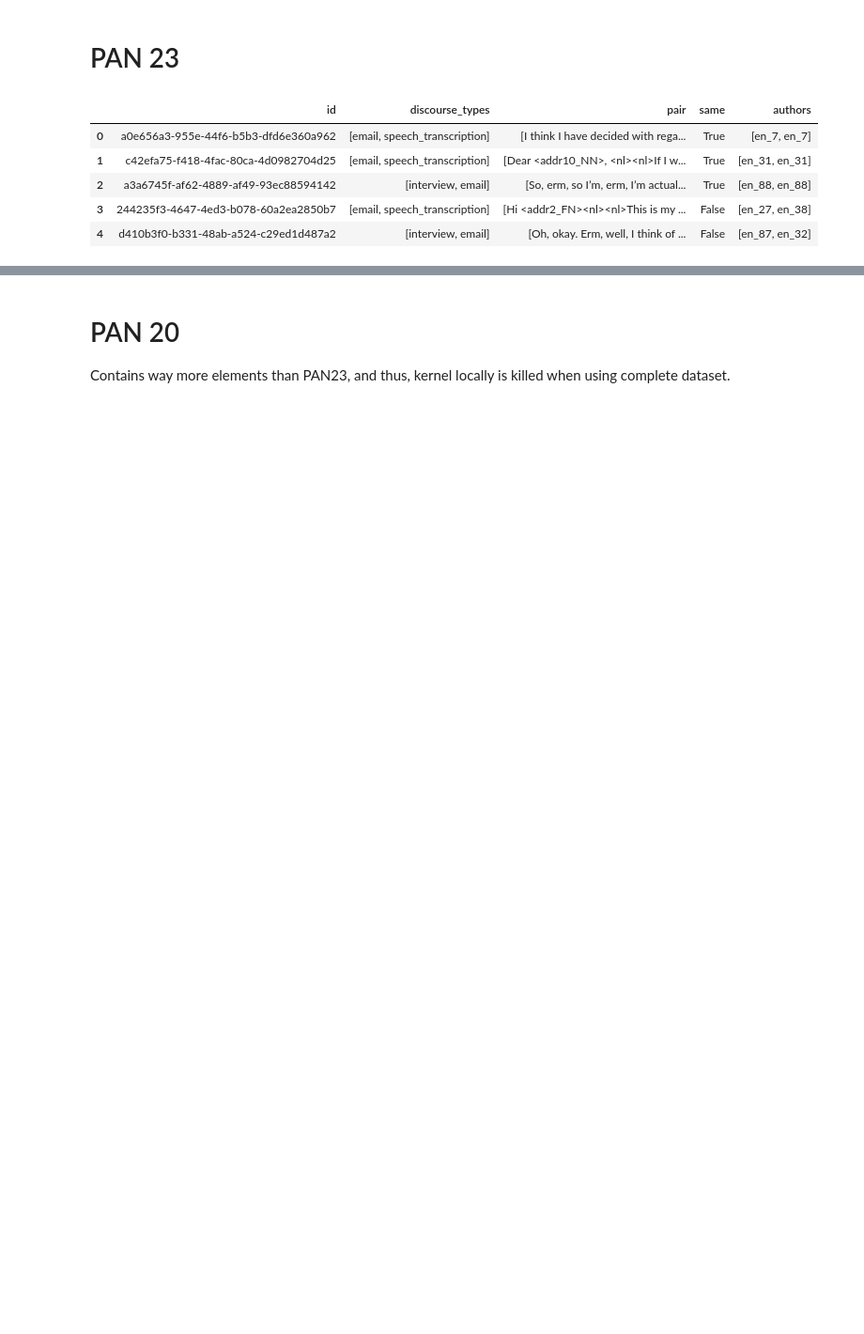
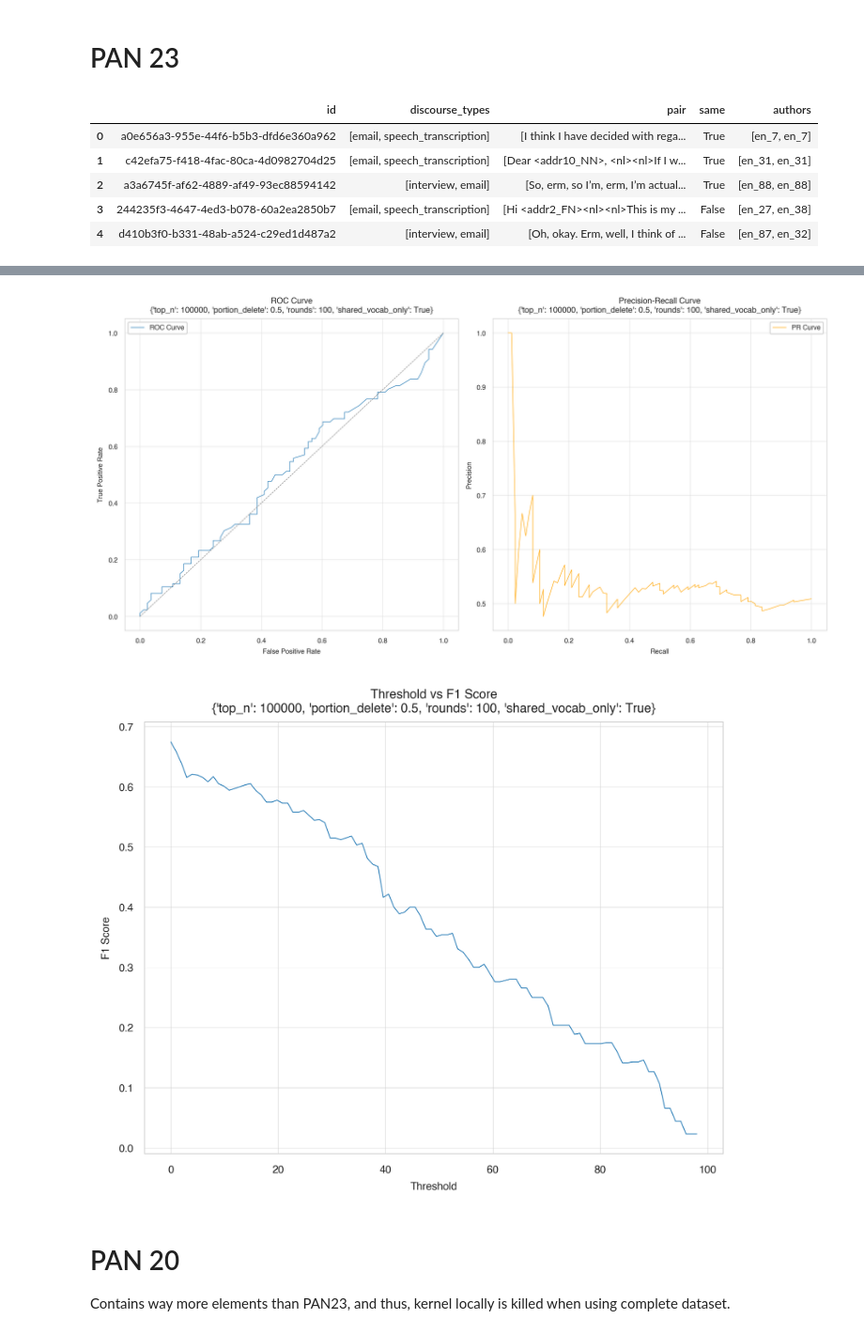
Before and after one commit to webis-de/emnlp26-impostors-method-llm-hard-negatives, a Jupyter notebook: notebooks/imposter.ipynb, the cells around one changed output, grey strips where cells are left out. Shown at 94% size. Saved outputs shown, nothing was run; the diff lists cells and outputs as text; code cells hidden in the pictures; blank space fills up the shorter version.

Commit message:
feat: Run imposter notebook with unnormalized text

```diff
--- a/notebooks/imposter.ipynb
+++ b/notebooks/imposter.ipynb
@@ -57,11 +57,12 @@ def impostor(text_pairs, **imposter_kwargs):
     pairs = text_pairs['pair']  # Assuming this is a list of (text1, text2) tuples
 
     def compute_score(pair):
-        impostor_det = ImpostorDetector(strict=True, **imposter_kwargs)
-        norm_pair = tuple(normalize_text(t) for t in pair)
+        impostor_det = ImpostorDetector(**imposter_kwargs)
+        # norm_pair = tuple(normalize_text(t) for t in pair)
+        # Koppel et Al. (2014) do not normalize text pairs
+        norm_pair = pair
         return impostor_det.get_scores(norm_pair)
 
-    # TODO
     with ThreadPoolExecutor() as executor:
         scores = list(executor.map(compute_score, pairs))
     # TODO: compare scores with the expected output
@@ -69,7 +70,12 @@ def impostor(text_pairs, **imposter_kwargs):
 
 
 def plot_decision_threshold_imposter(scores, labels, savefig_basepath:str=None, title_kwargs:dict=None):
+    # scores = normalize_scores(scores) # doesn't not help
+
     # ROC Curve: Balanced classes or when you care about TPR vs. FPR
+    # displayed for different thresholds
+    # scores: probability estimates of the positive class, confidence values, or non-thresholded measure of decisions (as returned by “decision_function” on some classifiers)
+    # https://scikit-learn.org/stable/modules/generated/sklearn.metrics.roc_curve.html (05.06.2025)
     fpr, tpr, roc_thresholds = roc_curve(labels, scores)
     plt.figure(figsize=(10, 5))
     plt.subplot(1, 2, 1)
@@ -81,7 +87,9 @@ def plot_decision_threshold_imposter(scores, labels, savefig_basepath:str=None,
     plt.title(title)
     plt.legend()
 
-    # Precision-Recall Curve: 	Imbalanced datasets
+    # Precision-Recall Curve: 	Imbalanced
+    # scores: non-thresholded measure of decisions, relative ranking of predictions
+    # https://scikit-learn.org/stable/modules/generated/sklearn.metrics.precision_recall_curve.html (05.06.2025)
     precision, recall, pr_thresholds = precision_recall_curve(labels, scores)
     plt.subplot(1, 2, 2)
     plt.plot(recall, precision, label='PR Curve', color='orange')
@@ -117,8 +125,8 @@ def plot_decision_threshold_imposter(scores, labels, savefig_basepath:str=None,
 # PAN 23
 # %%
 # PAN 23
-ds_pan23 = load_from_disk(os.path.join(os.path.abspath(".."), CONFIG.PATH2PAN23))['train'].to_pandas()
-labels = ds_pan23['same']
+ds_pan23 = load_from_disk(os.path.join(os.path.abspath(".."), CONFIG.PATH2PAN23))['train'].to_pandas()[:500]
+labels = ds_pan23['same'][:500]
 display(ds_pan23.head())
 # %% [output]
 |  | id | discourse_types | pair | same | authors |
@@ -130,9 +138,9 @@ display(ds_pan23.head())
 # %%
 # one elmenent = averaged score of X,Y and Y,X pair (score=number of rounds where the candidate was the most similar)
 args = {
-    'top_n': 250,
+    'top_n': 100000,
     'portion_delete': 0.5,
-    'rounds': 10,
+    'rounds': 100,
     'shared_vocab_only': True
 }
-# scores_pan23_top_n = impostor(ds_pan23, **args)
+scores_pan23_top_n = impostor(ds_pan23, **args)
@@ -138,0 +151,3 @@ args = {
+# %%
+labels = [l for i,l in enumerate(labels) if len(scores_pan23_top_n[i]) > 0]
+scores_pan23_top_n = [s for s in scores_pan23_top_n if len(s) > 0]
@@ -141,7 +176,10 @@ sys.path.append(os.path.abspath(".."))
 save_path = Path.cwd().parent / CONFIG.SAVE_PATH / 'impostor_scores' / CONFIG.PAN23
 save_path.mkdir(parents=True, exist_ok=True)
 # %%
-# plot_decision_threshold_imposter(scores_pan23_top_n, labels=labels, title_kwargs=args, savefig_basepath=save_path)
+plot_decision_threshold_imposter(scores_pan23_top_n, labels=labels, title_kwargs=args, savefig_basepath=save_path)
+# %% [output]
+[figure, added]
+[figure, added]
 # %% [markdown]
 # PAN 20
 
```
Also changed, not shown: parts of 5 cells of this notebook.
